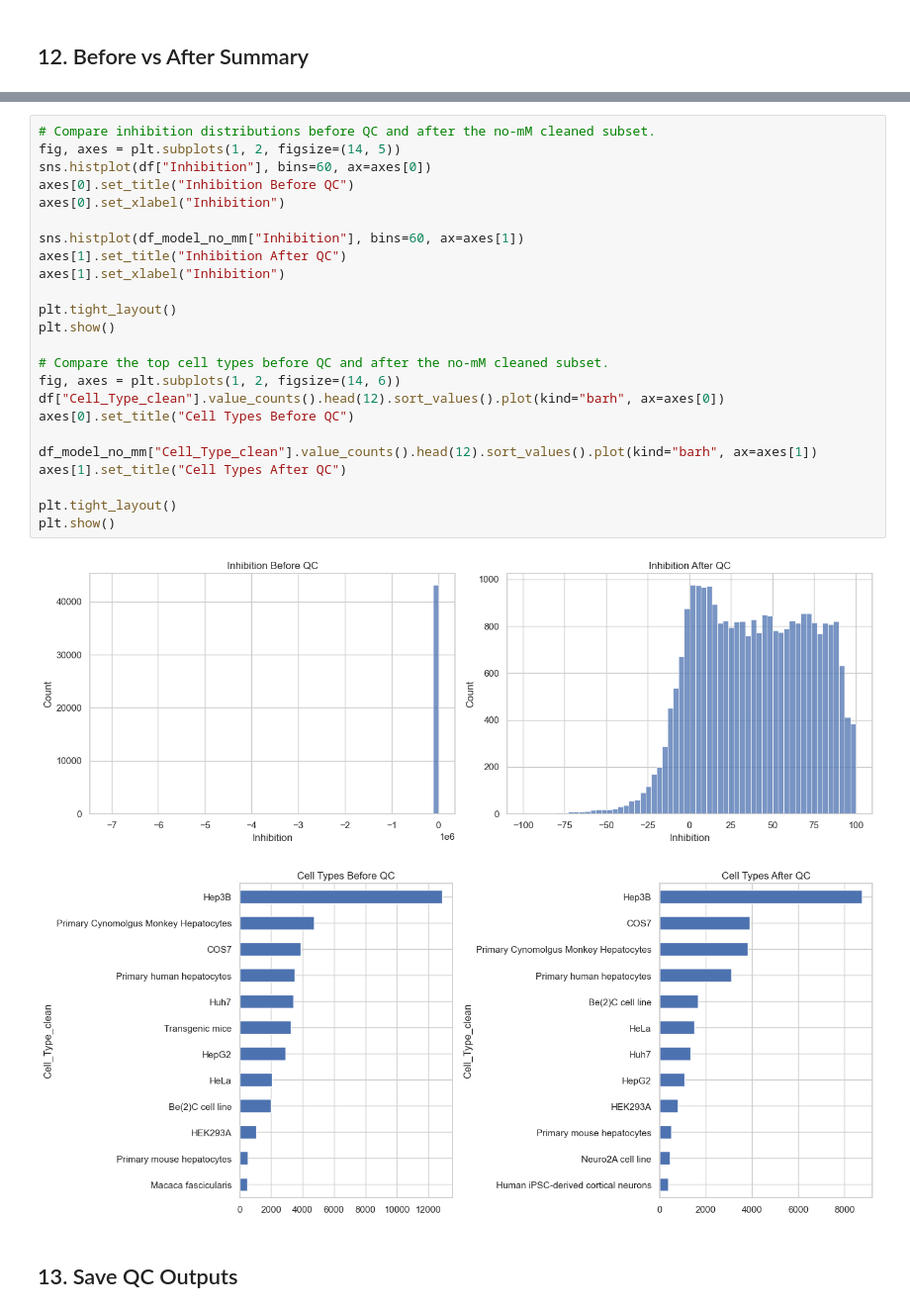
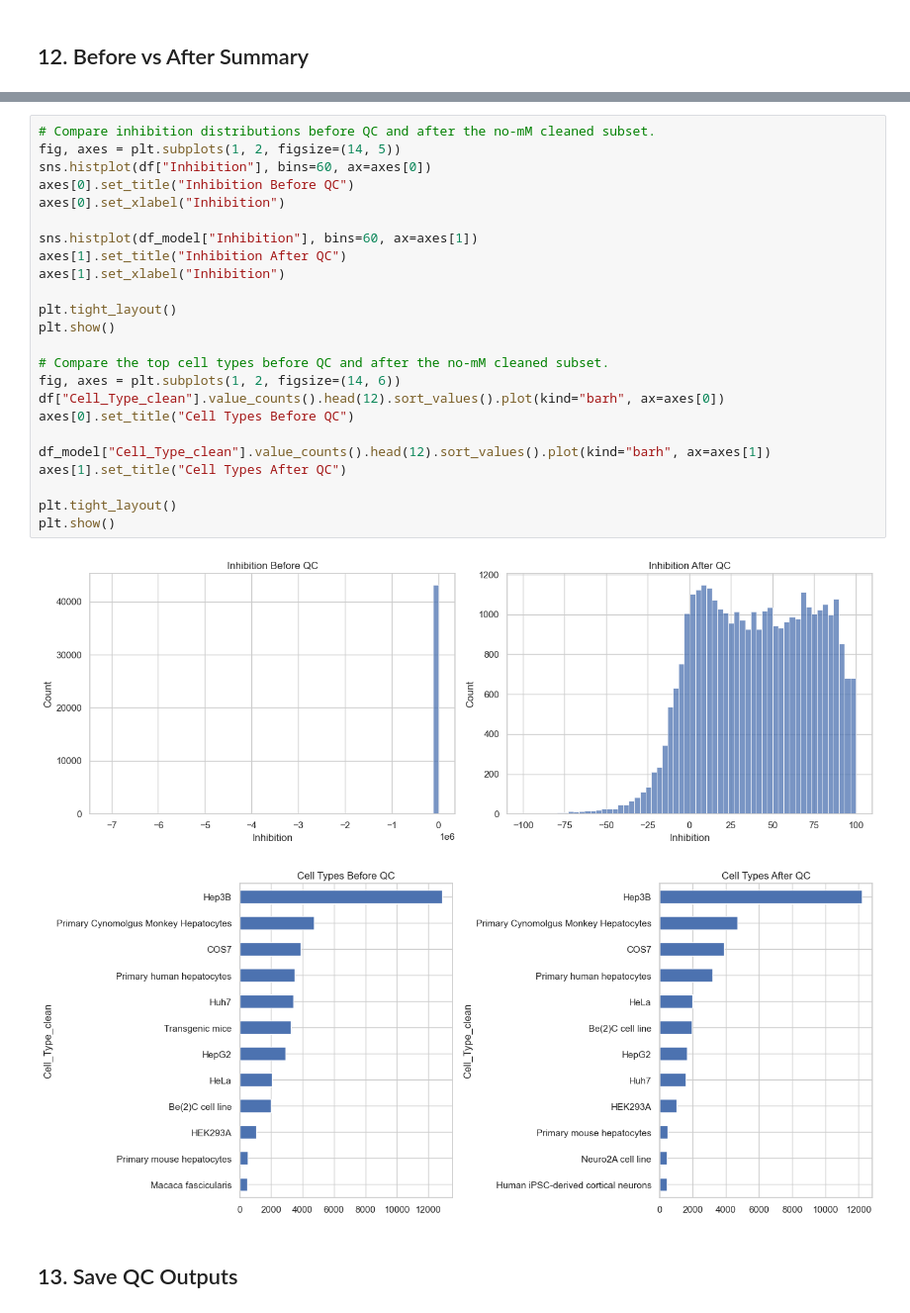
Before and after one commit to evelina-crypto/siRNA-Pharmaceutical-Modeling-with-Foundation-Models, a Jupyter notebook: notebooks/data_qc.ipynb, the cells around one changed output, grey strips where cells are left out. Shown at 99% size. Cells and saved outputs as stored; diff of their text form.

Commit message:
data cleaner and feature encoder classes 2.0

```diff
--- a/notebooks/data_qc.ipynb
+++ b/notebooks/data_qc.ipynb
@@ -874,30 +784,30 @@ display(qc_summary)
 # %%
 # Compare inhibition distributions before QC and after the no-mM cleaned subset.
 fig, axes = plt.subplots(1, 2, figsize=(14, 5))
 sns.histplot(df["Inhibition"], bins=60, ax=axes[0])
 axes[0].set_title("Inhibition Before QC")
 axes[0].set_xlabel("Inhibition")
 
-sns.histplot(df_model_no_mm["Inhibition"], bins=60, ax=axes[1])
+sns.histplot(df_model["Inhibition"], bins=60, ax=axes[1])
 axes[1].set_title("Inhibition After QC")
 axes[1].set_xlabel("Inhibition")
 
 plt.tight_layout()
 plt.show()
 
 # Compare the top cell types before QC and after the no-mM cleaned subset.
 fig, axes = plt.subplots(1, 2, figsize=(14, 6))
 df["Cell_Type_clean"].value_counts().head(12).sort_values().plot(kind="barh", ax=axes[0])
 axes[0].set_title("Cell Types Before QC")
 
-df_model_no_mm["Cell_Type_clean"].value_counts().head(12).sort_values().plot(kind="barh", ax=axes[1])
+df_model["Cell_Type_clean"].value_counts().head(12).sort_values().plot(kind="barh", ax=axes[1])
 axes[1].set_title("Cell Types After QC")
 
 plt.tight_layout()
 plt.show()
 # %% [output]
-[figure, old version]
+[figure, new version]
-[figure, old version]
+[figure, new version]
 # %% [markdown]
 ## 13. Save QC Outputs
 # %%
```
Also changed, not shown: parts of 8 cells of this notebook, 5 other files.
